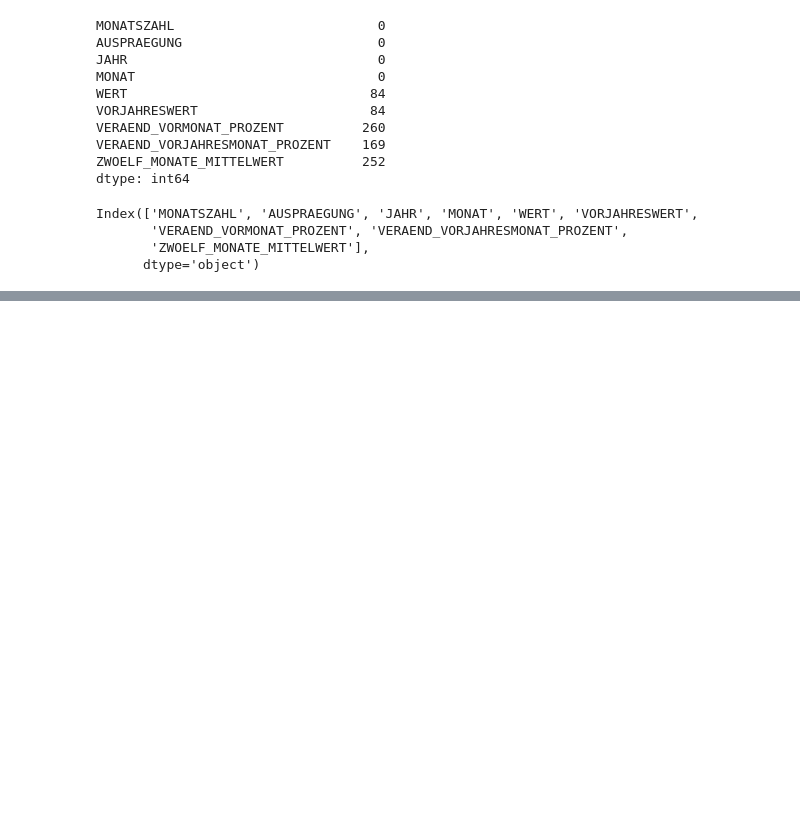
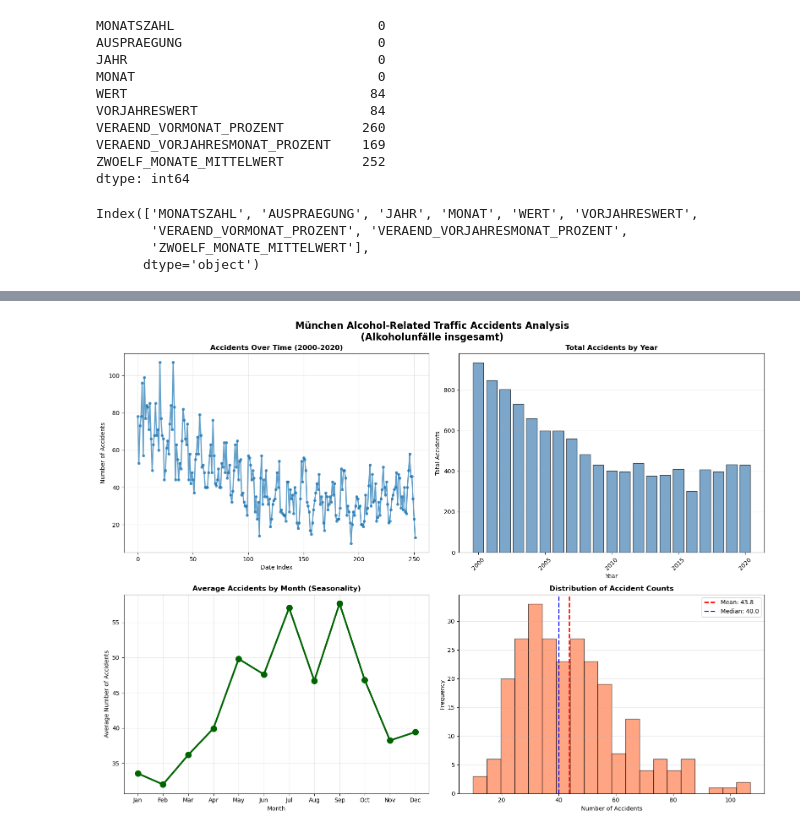
Before and after one commit to lokesh12190/AI-munich-traffic-accident-forecasting-, a Jupyter notebook: main.ipynb, the cells around one changed output, grey strips where cells are left out. Drawn from its saved outputs; the diff is of its cells as text; code cells hidden in the pictures; blank space fills up the shorter version.

```diff
--- a/main.ipynb
+++ b/main.ipynb
@@ -64,0 +220,55 @@ Index(['MONATSZAHL', 'AUSPRAEGUNG', 'JAHR', 'MONAT', 'WERT', 'VORJAHRESWERT',
+# %%
+#  visualization
+fig, axes = plt.subplots(2, 2, figsize=(16, 12))
+fig.suptitle('München Alcohol-Related Traffic Accidents Analysis\n(Alkoholunfälle insgesamt)',
+             fontsize=16, fontweight='bold')
+
+# Plot 1: Time series
+ax1 = axes[0, 0]
+ax1.plot(df_filtered.index, df_filtered['WERT'], marker='o', linewidth=2, markersize=4, alpha=0.7)
+ax1.set_title('Accidents Over Time (2000-2020)', fontsize=12, fontweight='bold')
+ax1.set_xlabel('Date Index')
+ax1.set_ylabel('Number of Accidents')
+ax1.grid(True, alpha=0.3)
+
+# Plot 2: By year
+ax2 = axes[0, 1]
+yearly_data = df_filtered.groupby('JAHR')['WERT'].sum().reset_index()
+ax2.bar(yearly_data['JAHR'], yearly_data['WERT'], alpha=0.7, color='steelblue', edgecolor='black')
+ax2.set_title('Total Accidents by Year', fontsize=12, fontweight='bold')
+ax2.set_xlabel('Year')
+ax2.set_ylabel('Total Accidents')
+ax2.grid(True, alpha=0.3, axis='y')
+ax2.tick_params(axis='x', rotation=45)
+
+# Plot 3: Seasonality (by month)
+ax3 = axes[1, 0]
+monthly_avg = df_filtered.groupby('MONAT_NUM')['WERT'].mean().reset_index()
+ax3.plot(monthly_avg['MONAT_NUM'], monthly_avg['WERT'], marker='o',
+         linewidth=3, markersize=10, color='darkgreen')
+ax3.set_title('Average Accidents by Month (Seasonality)', fontsize=12, fontweight='bold')
+ax3.set_xlabel('Month')
+ax3.set_ylabel('Average Number of Accidents')
+ax3.set_xticks(range(1, 13))
+ax3.set_xticklabels(['Jan', 'Feb', 'Mar', 'Apr', 'May', 'Jun',
+                     'Jul', 'Aug', 'Sep', 'Oct', 'Nov', 'Dec'])
+ax3.grid(True, alpha=0.3)
+
+# Plot 4: Distribution
+ax4 = axes[1, 1]
+ax4.hist(df_filtered['WERT'], bins=20, alpha=0.7, color='coral', edgecolor='black')
+ax4.axvline(df_filtered['WERT'].mean(), color='red', linestyle='--',
+            linewidth=2, label=f'Mean: {df_filtered["WERT"].mean():.1f}')
+ax4.axvline(df_filtered['WERT'].median(), color='blue', linestyle='--',
+            linewidth=2, label=f'Median: {df_filtered["WERT"].median():.1f}')
+ax4.set_title('Distribution of Accident Counts', fontsize=12, fontweight='bold')
+ax4.set_xlabel('Number of Accidents')
+ax4.set_ylabel('Frequency')
+ax4.legend()
+ax4.grid(True, alpha=0.3, axis='y')
+
+plt.tight_layout()
+plt.savefig('historical_accidents_visualization.png', dpi=300, bbox_inches='tight')
+plt.show()
+# %% [output]
+[figure, added]
```
Also changed, not shown: parts of 8 cells of this notebook.
